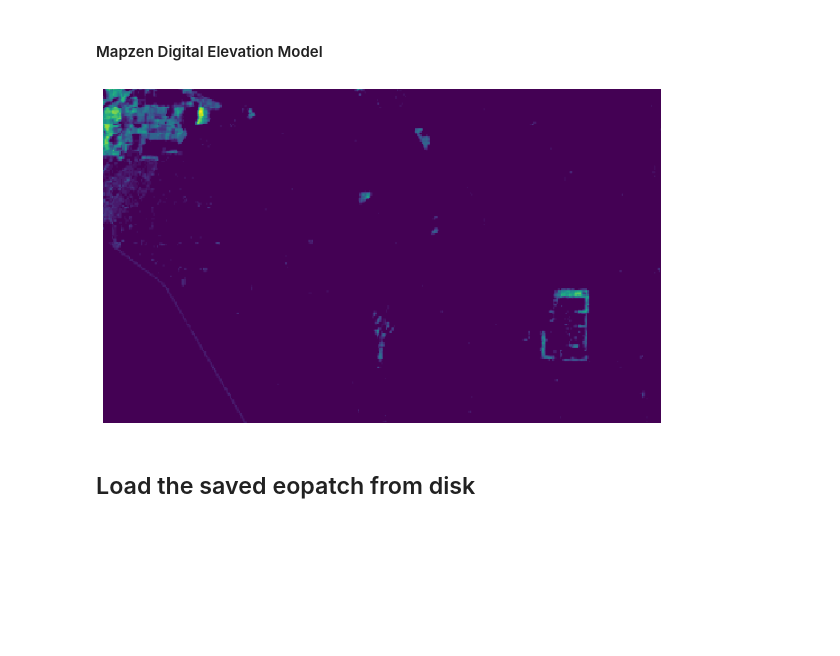
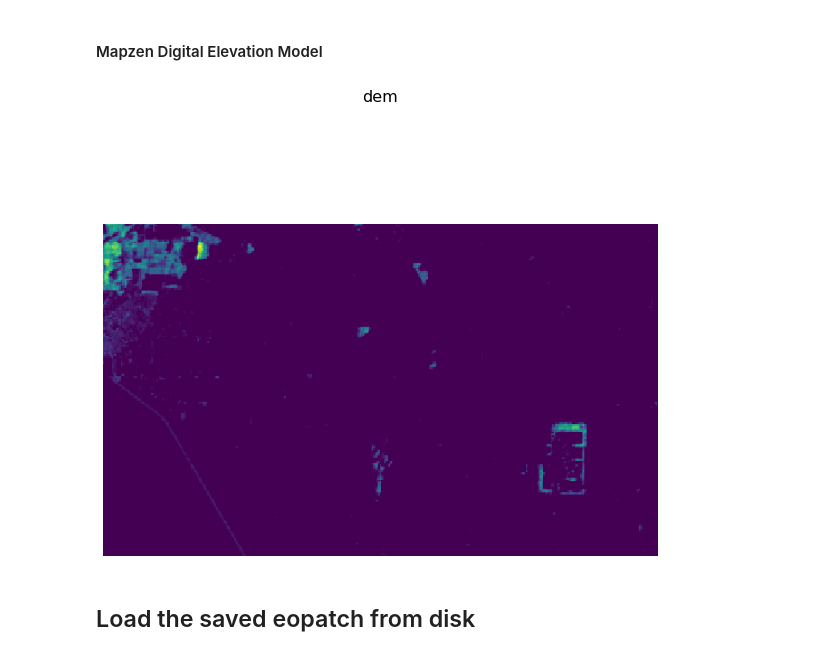
Before and after one commit to sentinel-hub/eo-learn, a Jupyter notebook: examples/io/SentinelHubIO.ipynb, the cells around one changed output. Saved outputs shown, nothing was run; the diff lists cells and outputs as text; code cells hidden in the pictures; blank space fills up the shorter version.

```diff
--- a/examples/io/SentinelHubIO.ipynb
+++ b/examples/io/SentinelHubIO.ipynb
@@ -277,12 +273,11 @@ cb.ax.set_xticklabels([entry.values[0] for entry in SCL], rotation=45, fontsize=
 [figure]
 # %% [markdown]
 #### Mapzen Digital Elevation Model
-# %%
-plt.figure(figsize=(10, 10))
-plt.imshow(eopatch.data_timeless['dem'].squeeze());
-plt.axis(False);
-# %% [output]
-[figure, removed]
+# %%
+eopatch.plot((FeatureType.DATA_TIMELESS, "dem"))
+plt.axis(False);
+# %% [output]
+[figure, added]
 # %% [markdown]
 ## Load the saved eopatch from disk
 # %%
```
Also changed, not shown: parts of 24 cells of this notebook.
